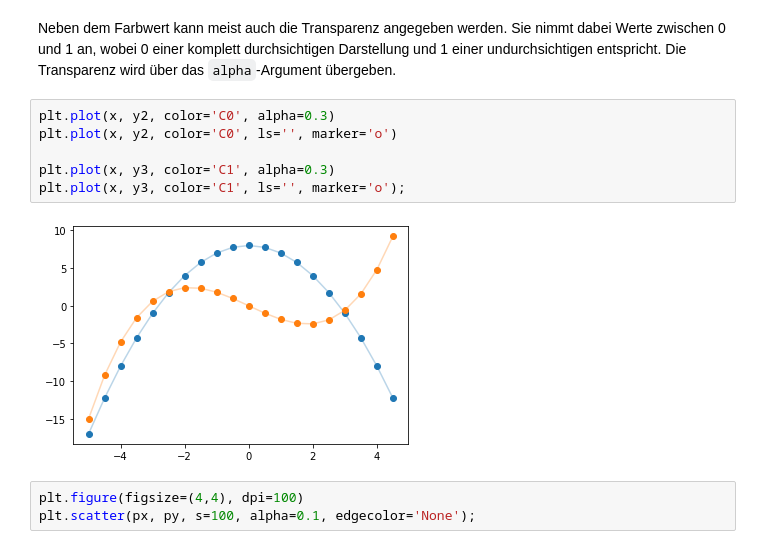
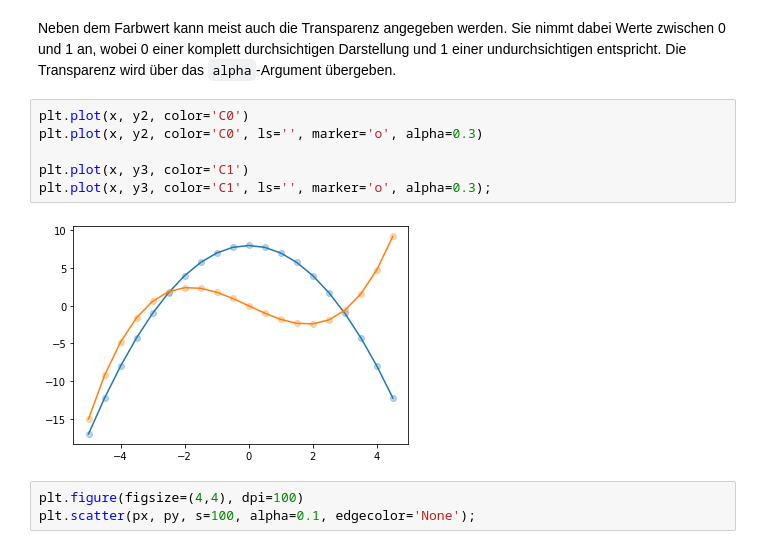
Before and after one commit to lu-kas/Vorlesung_Ingenieurinformatik, a Jupyter notebook: Content/Script/03_datenanalyse/0314_farben.ipynb, the cells around one changed output. Saved outputs shown, nothing was run; the diff lists cells and outputs as text.

Commit message:
revert alpha

```diff
--- a/Content/Script/03_datenanalyse/0314_farben.ipynb
+++ b/Content/Script/03_datenanalyse/0314_farben.ipynb
@@ -86,13 +86,13 @@ plt.colorbar(label='x-Wert');
 # %% [markdown]
 Neben dem Farbwert kann meist auch die Transparenz angegeben werden. Sie nimmt dabei Werte zwischen 0 und 1 an, wobei 0 einer komplett durchsichtigen Darstellung und 1 einer undurchsichtigen entspricht. Die Transparenz wird über das `alpha`-Argument übergeben.
 # %%
-plt.plot(x, y2, color='C0', alpha=0.3)
-plt.plot(x, y2, color='C0', ls='', marker='o')
+plt.plot(x, y2, color='C0')
+plt.plot(x, y2, color='C0', ls='', marker='o', alpha=0.3)
 
-plt.plot(x, y3, color='C1', alpha=0.3)
-plt.plot(x, y3, color='C1', ls='', marker='o');
+plt.plot(x, y3, color='C1')
+plt.plot(x, y3, color='C1', ls='', marker='o', alpha=0.3);
 # %% [output]
-[figure, old version]
+[figure, new version]
 # %%
 plt.figure(figsize=(4,4), dpi=100)
 plt.scatter(px, py, s=100, alpha=0.1, edgecolor='None');
```
